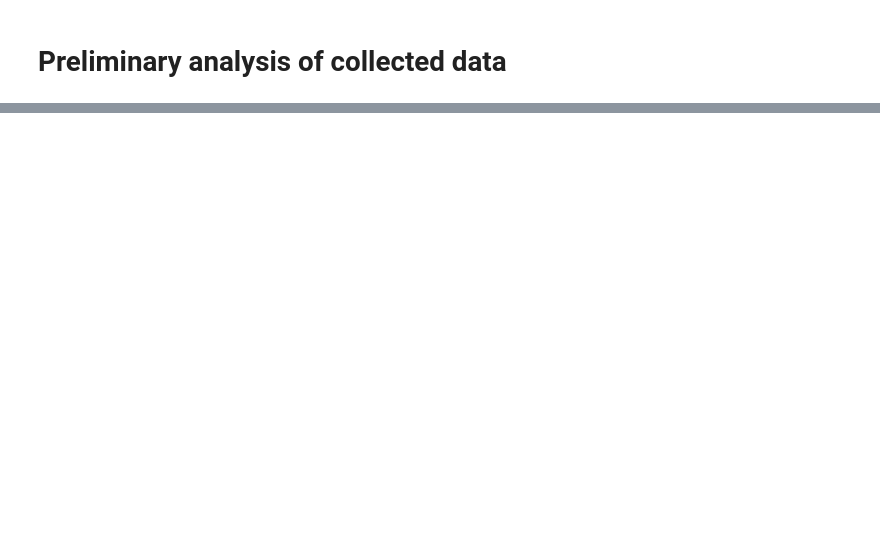
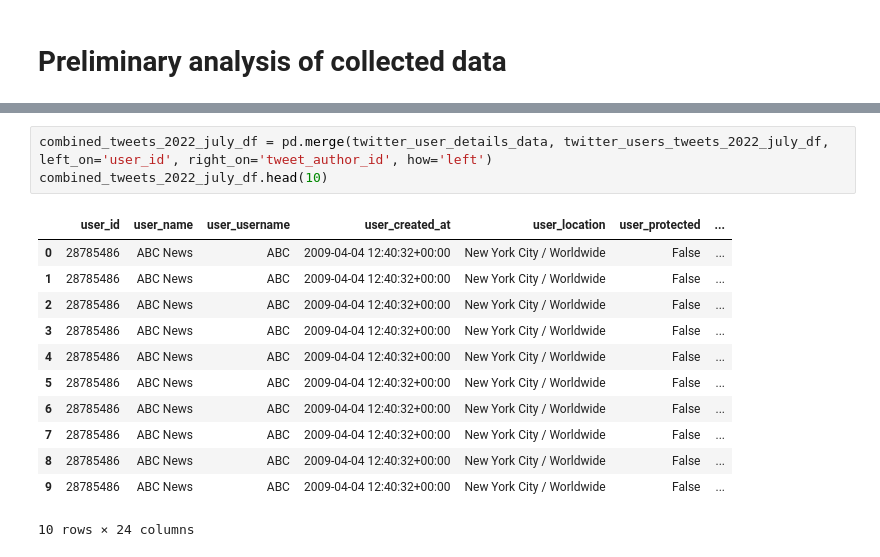
Before and after one commit to katherineskc/data_science_tweets_neutrality, a Jupyter notebook: preliminary_analysis.ipynb, the cells around one changed output, grey strips where cells are left out. Drawn from its saved outputs; the diff is of its cells as text; blank space fills up the shorter version.

```diff
--- a/preliminary_analysis.ipynb
+++ b/preliminary_analysis.ipynb
@@ -23,0 +82,16 @@ twitter_users_tweets_2022_july_df.head(10)
+# %%
+combined_tweets_2022_july_df = pd.merge(twitter_user_details_data, twitter_users_tweets_2022_july_df, left_on='user_id', right_on='tweet_author_id', how='left')
+combined_tweets_2022_july_df.head(10)
+# %% [output]
+|  | user_id | user_name | user_username | user_created_at | user_location | user_protected | ... |
+| 0 | 28785486 | ABC News | ABC | 2009-04-04 12:40:32+00:00 | New York City / Worldwide | False | ... |
+| 1 | 28785486 | ABC News | ABC | 2009-04-04 12:40:32+00:00 | New York City / Worldwide | False | ... |
+| 2 | 28785486 | ABC News | ABC | 2009-04-04 12:40:32+00:00 | New York City / Worldwide | False | ... |
+| 3 | 28785486 | ABC News | ABC | 2009-04-04 12:40:32+00:00 | New York City / Worldwide | False | ... |
+| 4 | 28785486 | ABC News | ABC | 2009-04-04 12:40:32+00:00 | New York City / Worldwide | False | ... |
+| 5 | 28785486 | ABC News | ABC | 2009-04-04 12:40:32+00:00 | New York City / Worldwide | False | ... |
+| 6 | 28785486 | ABC News | ABC | 2009-04-04 12:40:32+00:00 | New York City / Worldwide | False | ... |
+| 7 | 28785486 | ABC News | ABC | 2009-04-04 12:40:32+00:00 | New York City / Worldwide | False | ... |
+| 8 | 28785486 | ABC News | ABC | 2009-04-04 12:40:32+00:00 | New York City / Worldwide | False | ... |
+| 9 | 28785486 | ABC News | ABC | 2009-04-04 12:40:32+00:00 | New York City / Worldwide | False | ... |
+10 rows × 24 columns
```
Also changed, not shown: parts of 9 cells of this notebook, 1 other file.
